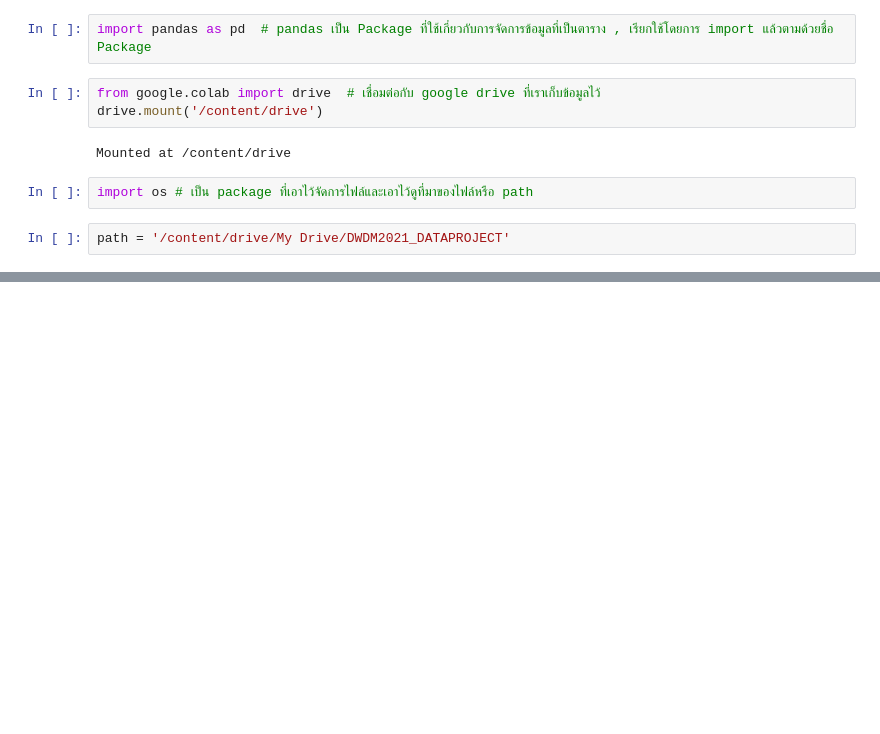
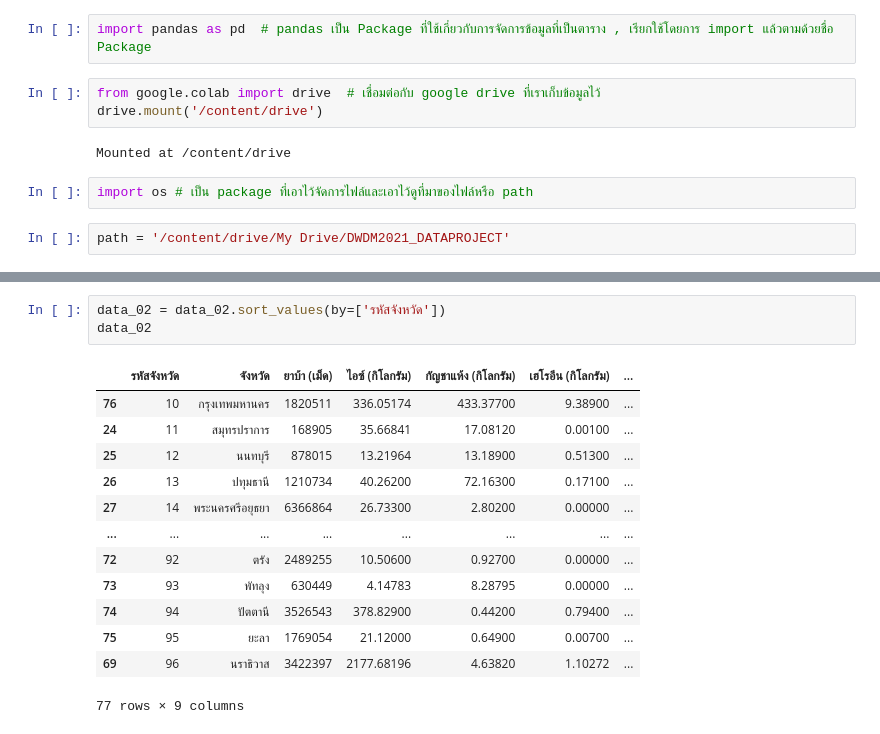
Before and after one commit to Jiraporn-klobrat/DWDM21, a Jupyter notebook: Project_DWDM.ipynb, the cells around one changed output, grey strips where cells are left out. Saved outputs shown, nothing was run; the diff lists cells and outputs as text; blank space fills up the shorter version.

```diff
--- a/Project_DWDM.ipynb
+++ b/Project_DWDM.ipynb
@@ -247,0 +100,17 @@ dtype: bool
+# %%
+data_02 = data_02.sort_values(by=['รหัสจังหวัด'])
+data_02
+# %% [output]
+|  | รหัสจังหวัด | จังหวัด | ยาบ้า (เม็ด) | ไอซ์ (กิโลกรัม) | กัญชาแห้ง (กิโลกรัม) | เฮโรอีน (กิโลกรัม) | ... |
+| 76 | 10 | กรุงเทพมหานคร | 1820511 | 336.05174 | 433.37700 | 9.38900 | ... |
+| 24 | 11 | สมุทรปราการ | 168905 | 35.66841 | 17.08120 | 0.00100 | ... |
+| 25 | 12 | นนทบุรี | 878015 | 13.21964 | 13.18900 | 0.51300 | ... |
+| 26 | 13 | ปทุมธานี | 1210734 | 40.26200 | 72.16300 | 0.17100 | ... |
+| 27 | 14 | พระนครศรีอยุธยา | 6366864 | 26.73300 | 2.80200 | 0.00000 | ... |
+| ... | ... | ... | ... | ... | ... | ... | ... |
+| 72 | 92 | ตรัง | 2489255 | 10.50600 | 0.92700 | 0.00000 | ... |
+| 73 | 93 | พัทลุง | 630449 | 4.14783 | 8.28795 | 0.00000 | ... |
+| 74 | 94 | ปัตตานี | 3526543 | 378.82900 | 0.44200 | 0.79400 | ... |
+| 75 | 95 | ยะลา | 1769054 | 21.12000 | 0.64900 | 0.00700 | ... |
+| 69 | 96 | นราธิวาส | 3422397 | 2177.68196 | 4.63820 | 1.10272 | ... |
+77 rows × 9 columns
```
Also changed, not shown: parts of 50 cells of this notebook.
